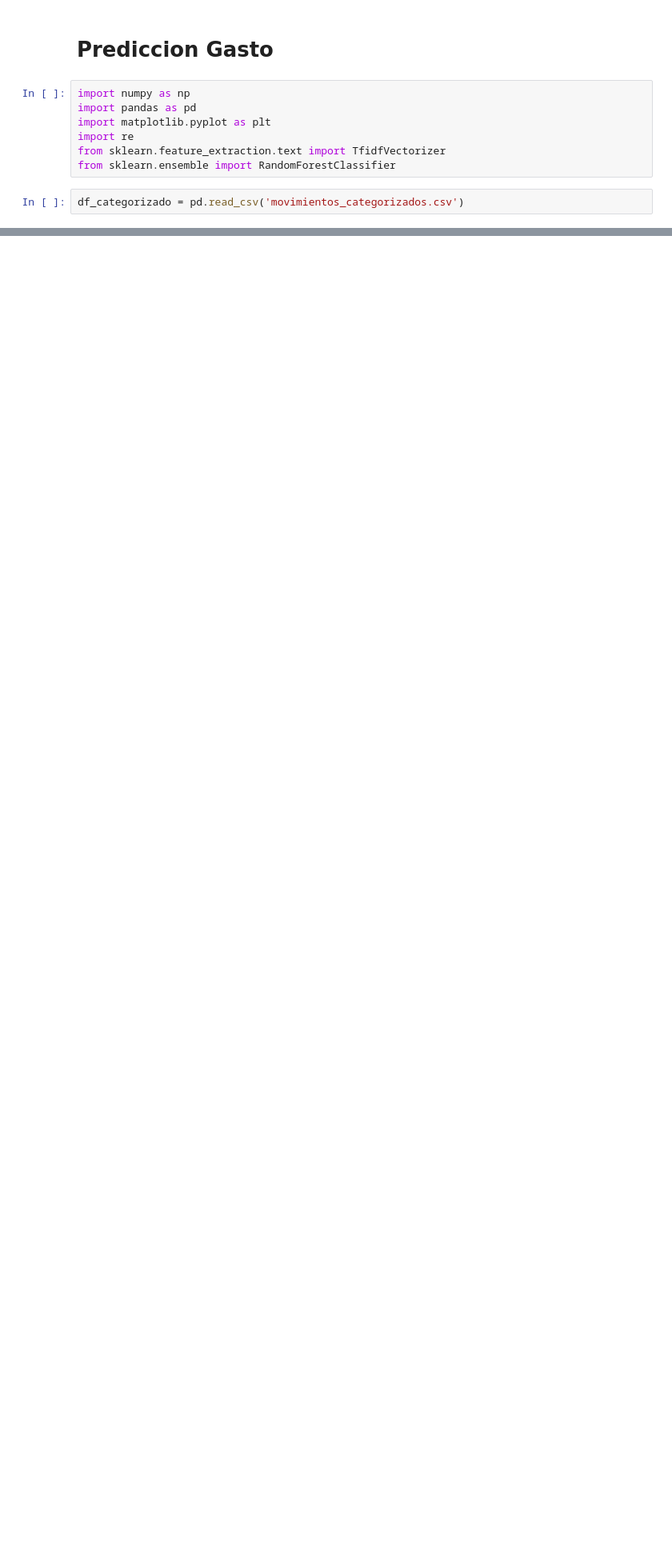
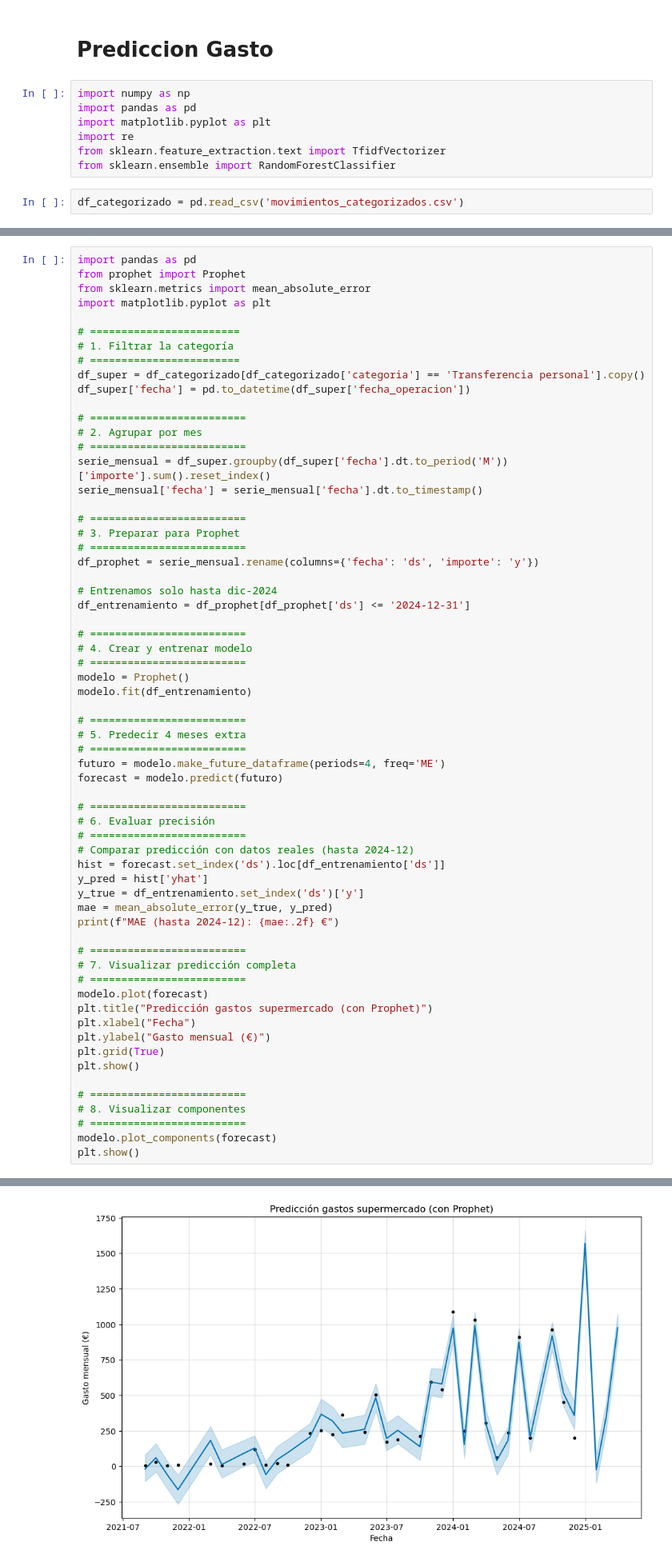
Before and after one commit to Ogomez07/Proyecto_TFM, a Jupyter notebook: prediccion_gasto.ipynb, the cells around one changed output, grey strips where cells are left out. Shown at 80% size. Cells and saved outputs as stored; diff of their text form; blank space fills up the shorter version.

```diff
--- a/prediccion_gasto.ipynb
+++ b/prediccion_gasto.ipynb
@@ -34,0 +35,64 @@ display(gastos_mensuales)
+# %%
+import pandas as pd
+from prophet import Prophet
+from sklearn.metrics import mean_absolute_error
+import matplotlib.pyplot as plt
+
+# ========================
+# 1. Filtrar la categoría
+# ========================
+df_super = df_categorizado[df_categorizado['categoria'] == 'Transferencia personal'].copy()
+df_super['fecha'] = pd.to_datetime(df_super['fecha_operacion'])
+
+# =========================
+# 2. Agrupar por mes
+# =========================
+serie_mensual = df_super.groupby(df_super['fecha'].dt.to_period('M'))['importe'].sum().reset_index()
+serie_mensual['fecha'] = serie_mensual['fecha'].dt.to_timestamp()
+
+# =========================
+# 3. Preparar para Prophet
+# =========================
+df_prophet = serie_mensual.rename(columns={'fecha': 'ds', 'importe': 'y'})
+
+# Entrenamos solo hasta dic-2024
+df_entrenamiento = df_prophet[df_prophet['ds'] <= '2024-12-31']
+
+# =========================
+# 4. Crear y entrenar modelo
+# =========================
+modelo = Prophet()
+modelo.fit(df_entrenamiento)
+
+# =========================
+# 5. Predecir 4 meses extra
+# =========================
+futuro = modelo.make_future_dataframe(periods=4, freq='ME')
+forecast = modelo.predict(futuro)
+
+# =========================
+# 6. Evaluar precisión
+# =========================
+# Comparar predicción con datos reales (hasta 2024-12)
+hist = forecast.set_index('ds').loc[df_entrenamiento['ds']]
+y_pred = hist['yhat']
+y_true = df_entrenamiento.set_index('ds')['y']
+mae = mean_absolute_error(y_true, y_pred)
+print(f"MAE (hasta 2024-12): {mae:.2f} €")
+
+# =========================
+# 7. Visualizar predicción completa
+# =========================
+modelo.plot(forecast)
+plt.title("Predicción gastos supermercado (con Prophet)")
+plt.xlabel("Fecha")
+plt.ylabel("Gasto mensual (€)")
+plt.grid(True)
+plt.show()
+
+# =========================
+# 8. Visualizar componentes
+# =========================
+modelo.plot_components(forecast)
+plt.show()
+# %% [output]
@@ -34,0 +103 @@ display(gastos_mensuales)
+[figure, added]
```
Also changed, not shown: parts of 10 cells of this notebook, 4 other files.
